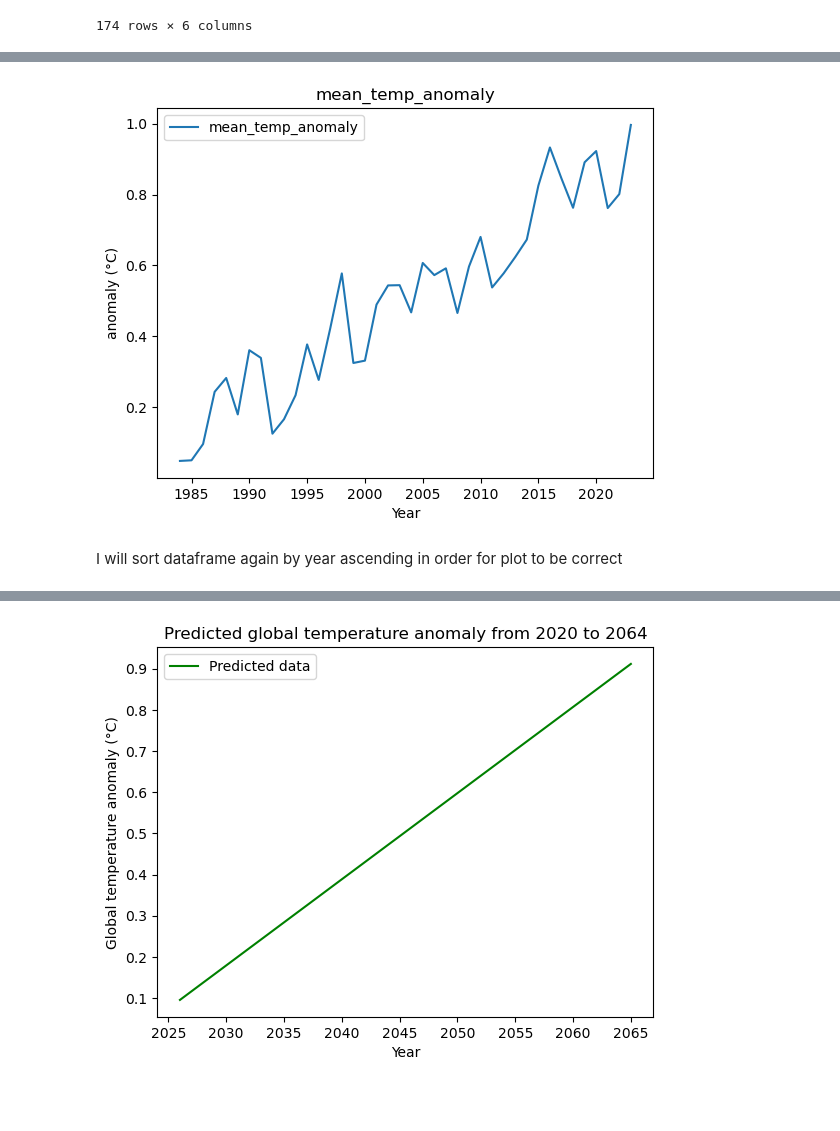
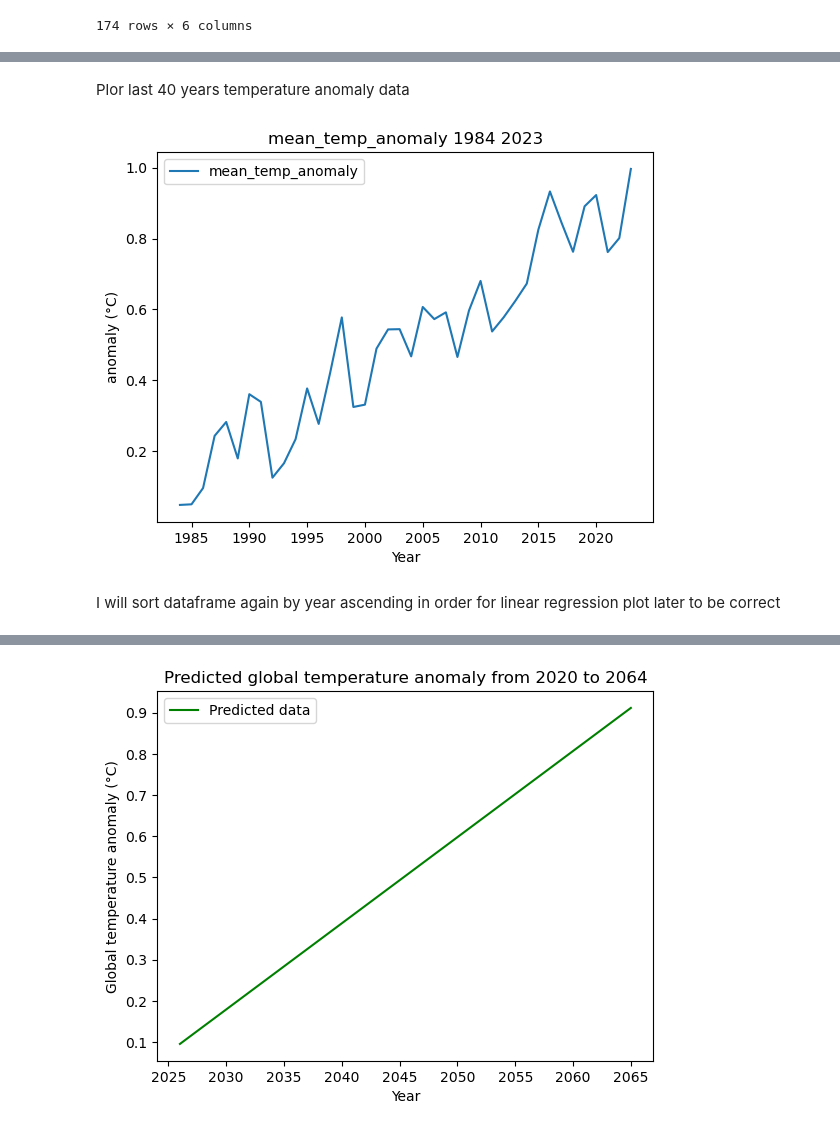
Before and after one commit to dectan/Programming-for-Data-Analysis-Project-2, a Jupyter notebook: Project 2.ipynb, the cells around one changed output, grey strips where cells are left out. Cells and saved outputs as stored; diff of their text form; code cells hidden in the pictures; blank space fills up the shorter version.

```diff
--- a/Project 2.ipynb
+++ b/Project 2.ipynb
@@ -944,3 +943,5 @@ df =pd.read_csv('temperature-anomaly ow.csv')
+# %%
+df =pd.read_csv('imported_datasets/temperature-anomaly.csv')
 # %%
 df
 # %% [output]
@@ -1018,14 +1014,16 @@ prev_40_years
+# %% [markdown]
+Plor last 40 years temperature anomaly data
 # %%
 plt.plot(prev_40_years['Year'],prev_40_years['Global average temperature anomaly relative to 1961-1990'], label = 'mean_temp_anomaly')
 plt.xlabel('Year')
 plt.ylabel('anomaly (°C)')
-plt.title('mean_temp_anomaly')
+plt.title('mean_temp_anomaly 1984 2023')
 plt.legend()
 plt.show()
 # %% [output]
-[figure, old version]
+[figure, new version]
 # %% [markdown]
-I will sort dataframe again by year ascending in order for plot to be correct
+I will sort dataframe again by year ascending in order for linear regression plot later to be correct
 # %%
 prev_40_yearsa = prev_40_years.sort_values(by="Year")
 # %%
```
Also changed, not shown: parts of 18 cells of this notebook, 4 other files.
